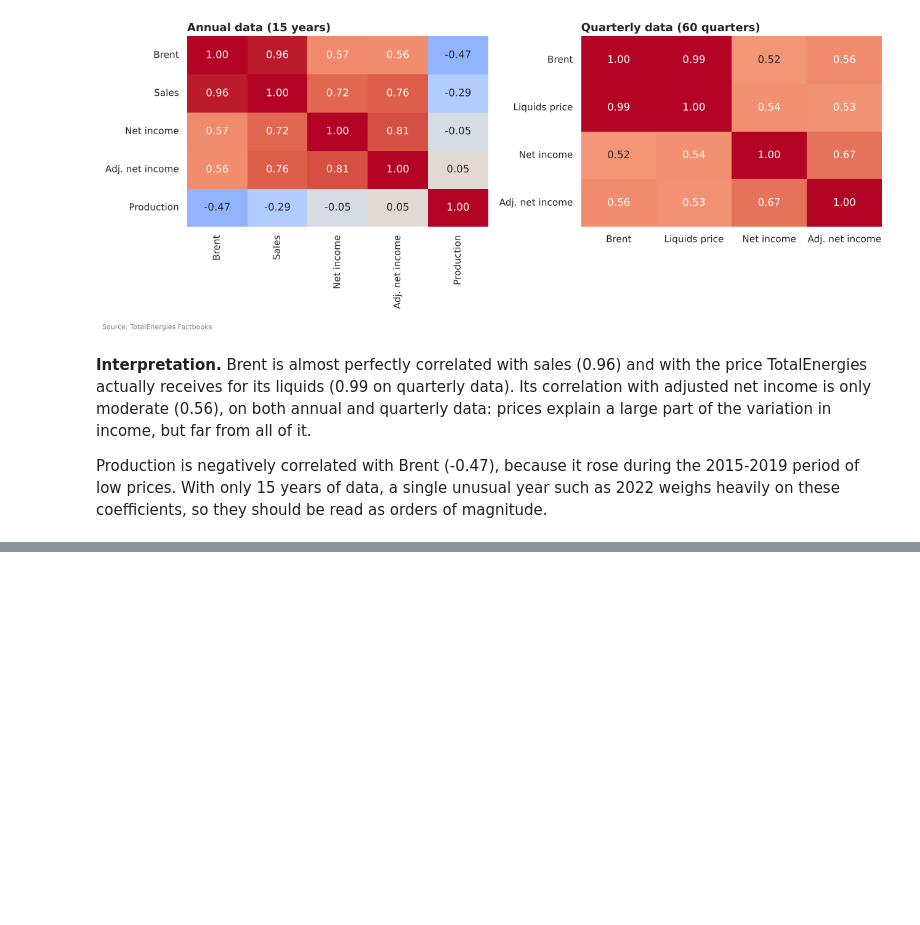
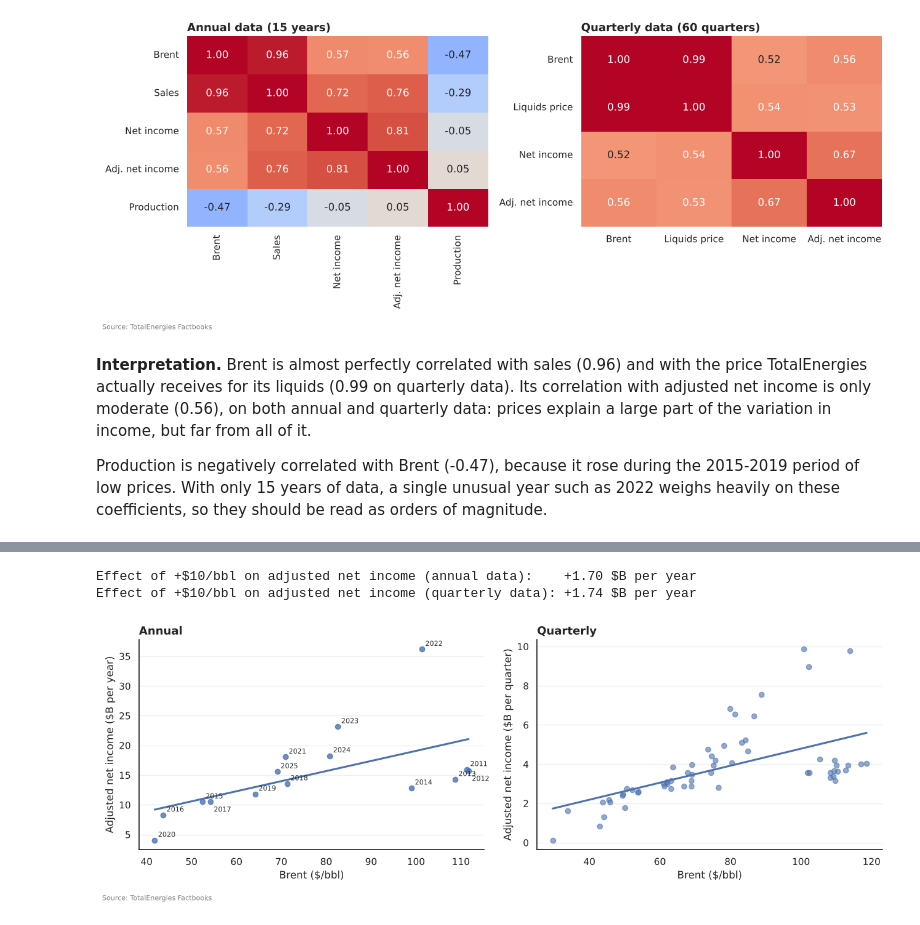
Before and after one commit to Mouabd19/TotalEnergies-Oil-Price-Analysis, a Jupyter notebook: notebooks/01_totalenergies_analysis.ipynb, the cells around one changed output, grey strips where cells are left out. Drawn from its saved outputs; the diff is of its cells as text; code cells hidden in the pictures; blank space fills up the shorter version.

```diff
--- a/notebooks/01_totalenergies_analysis.ipynb
+++ b/notebooks/01_totalenergies_analysis.ipynb
@@ -279,0 +288,31 @@ Production is negatively correlated with Brent (-0.47), because it rose during t
+# %%
+def slope(x: pd.Series, y: pd.Series) -> float:
+    """Return the slope of the linear trend of y as a function of x."""
+    return np.polyfit(x, y, 1)[0]
+
+
+fig, axes = plt.subplots(1, 2, figsize=(13, 4.5))
+
+sns.regplot(data=annual, x="brent_avg_usd_per_bbl", y="adjusted_net_income_busd", ci=None,
+            color=BLUE, ax=axes[0])
+label_offsets = {2012: (4, -12), 2017: (4, -12)}  # move two labels that would overlap their neighbours
+for _, row in annual.iterrows():
+    axes[0].annotate(int(row["year"]), (row["brent_avg_usd_per_bbl"], row["adjusted_net_income_busd"]),
+                     xytext=label_offsets.get(int(row["year"]), (4, 4)), textcoords="offset points", fontsize=8)
+format_axes(axes[0], "Annual", "Brent ($/bbl)", "Adjusted net income ($B per year)", source=None)
+
+sns.regplot(data=quarterly, x="brent_avg_usd_per_bbl", y="adjusted_net_income_busd", ci=None,
+            color=BLUE, scatter_kws={"alpha": 0.6}, ax=axes[1])
+format_axes(axes[1], "Quarterly", "Brent ($/bbl)", "Adjusted net income ($B per quarter)")
+
+fig.tight_layout()
+plt.show()
+
+effect_annual = slope(annual["brent_avg_usd_per_bbl"], annual["adjusted_net_income_musd"]) * 10 / 1000
+effect_quarterly = slope(quarterly["brent_avg_usd_per_bbl"], quarterly["adjusted_net_income_musd"]) * 4 * 10 / 1000
+print(f"Effect of +$10/bbl on adjusted net income (annual data):    {effect_annual:+.2f} $B per year")
+print(f"Effect of +$10/bbl on adjusted net income (quarterly data): {effect_quarterly:+.2f} $B per year")
+# %% [output]
+Effect of +$10/bbl on adjusted net income (annual data):    +1.70 $B per year
+Effect of +$10/bbl on adjusted net income (quarterly data): +1.74 $B per year
+[figure, added]
```
Also changed, not shown: parts of 5 cells of this notebook.
